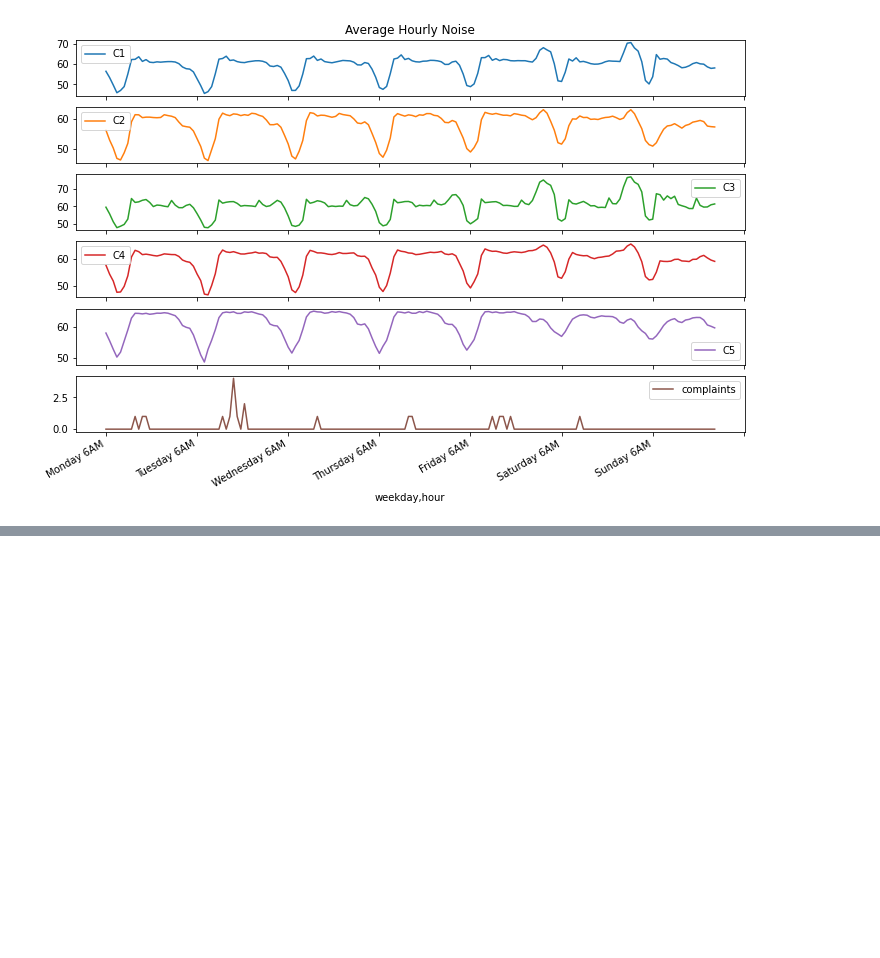
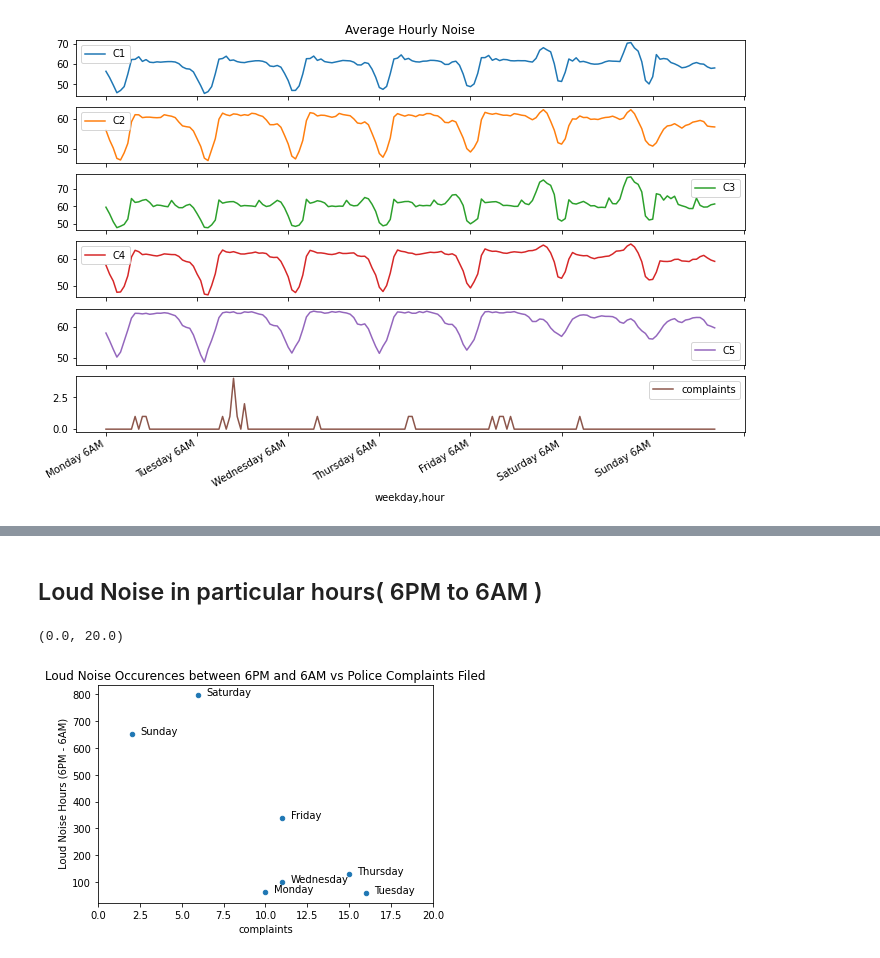
Before and after one commit to xssChauhan/torino-noise, a Jupyter notebook: Torino Data.ipynb, the cells around one changed output, grey strips where cells are left out. Saved outputs shown, nothing was run; the diff lists cells and outputs as text; code cells hidden in the pictures; blank space fills up the shorter version.

```diff
--- a/Torino Data.ipynb
+++ b/Torino Data.ipynb
@@ -721,0 +775,28 @@ Text(0.5, 1.0, 'Average Hourly Noise')
+# %% [markdown]
+## Loud Noise in particular hours( 6PM to 6AM )
+# %%
+loud_noise_hour = noise_df[
+    (noise_df.C1 >= 70) | (noise_df.C2 >= 70) | (noise_df.C3 >= 70) | (noise_df.C4 >= 70) | (noise_df.C5 >= 70) &
+    (((noise_df.hour >= 16) & (noise_df.hour <= 6)) | ((noise_df.hour >= 0) & (noise_df.hour <= 6)) )
+]
+
+
+loud_noise_hour = loud_noise_hour.day_name.value_counts().to_frame().rename(columns={"day_name": "Loud Noise hours"})
+loud_noise_hour["complaints"] = noise_day_agg["complaint_count"]
+
+loud_noise_hour = loud_noise_hour.reindex(
+    index=["Monday", "Tuesday", "Wednesday", "Thursday", "Friday", "Saturday", "Sunday"]
+)
+ax = loud_noise_hour.plot(kind="scatter", x="complaints", y="Loud Noise hours")
+ax.set_ylabel(" Loud Noise Hours (6PM - 6AM)")
+
+for x,y, day in zip(loud_noise_hour.complaints.to_list(), loud_noise_hour["Loud Noise hours"].to_list(), loud_noise_hour.index.to_list()):
+    ax.text(
+        x+0.5, y, day
+    )
+
+ax.set_title("Loud Noise Occurences between 6PM and 6AM vs Police Complaints Filed")
+ax.set_xlim(0,20)
+# %% [output]
+(0.0, 20.0)
+[figure, added]
```
Also changed, not shown: parts of 5 cells of this notebook.
